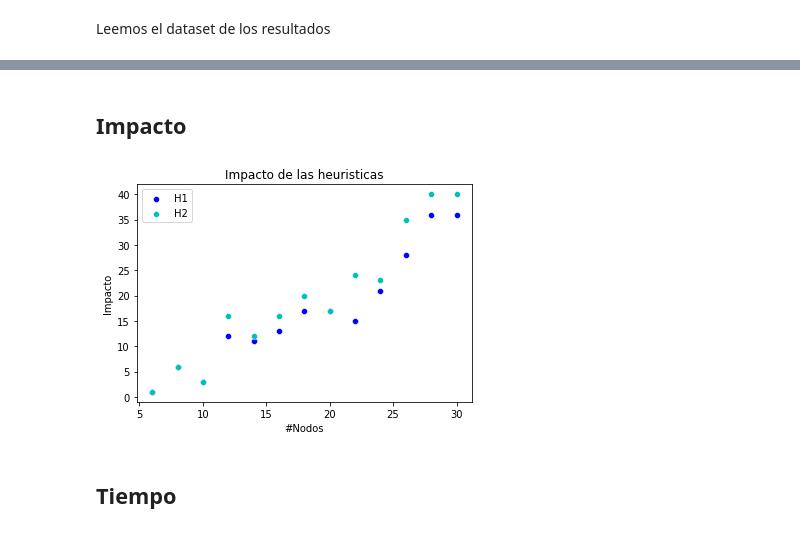
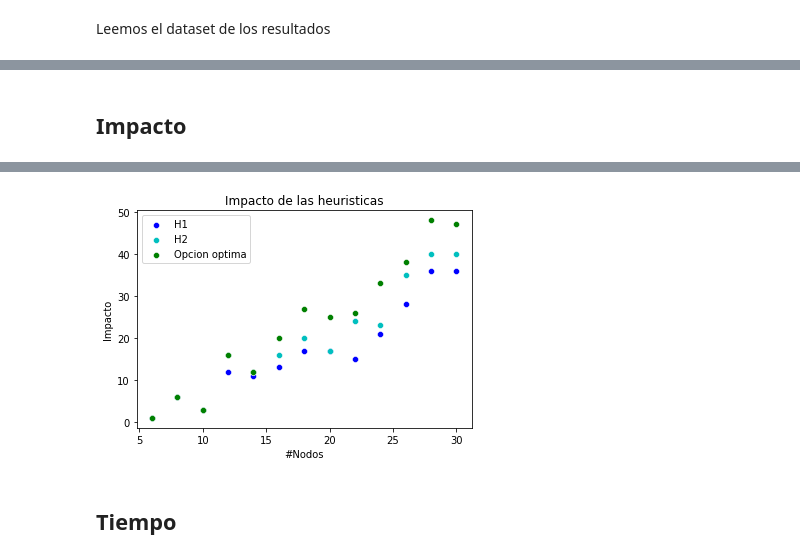
Before and after one commit to sebasbocaccio/AED3-Tp2-Metaheuristicas, a Jupyter notebook: Grafo/Plotter.ipynb, the cells around one changed output, grey strips where cells are left out. Drawn from its saved outputs; the diff is of its cells as text; code cells hidden in the pictures.

Commit message:
Agrego plot y csv de mejores resultados(los de la catedra)

```diff
--- a/Grafo/Plotter.ipynb
+++ b/Grafo/Plotter.ipynb
@@ -8,0 +11,3 @@ def correlacion_pearson(data_frame, columna1, columna2):
+# %%
+re = pd.read_csv("resultados/best_results.csv");
+print(re)
@@ -28,6 +48,8 @@ print(h1)
 10  26       28  0.172261
 11  28       36  0.175414
 12  30       36  0.254747
+# %% [markdown]
+## Impacto
 # %%
 h2 = pd.read_csv("resultados/Experimento1/h2.csv");
 print(h2)
@@ -46,17 +68,16 @@ print(h2)
 10  26       35  0.223358
 11  28       40  0.269697
 12  30       40  0.363484
-# %% [markdown]
-## Impacto
 # %%
 fig = sns.scatterplot(data=h1, x='N', y='Impacto', color="b", label="H1");
 fig = sns.scatterplot(data=h2, x='N', y='Impacto', color="c", label="H2");
+fig = sns.scatterplot(data=re, x='N', y='Impacto', color="g", label="Opcion optima");
 
 fig.set_title('Impacto de las heuristicas')
 fig.set(xlabel='#Nodos', ylabel='Impacto');
-plt.savefig("graficos/h1vsh2IMPACTO.svg");
+plt.savefig("graficos/h1vsh2IMPACTO.png");
 # %% [output]
-[figure, old version]
+[figure, new version]
 # %% [markdown]
 ## Tiempo
 # %%
```
Also changed, not shown: parts of 5 cells of this notebook, 7 other files.
